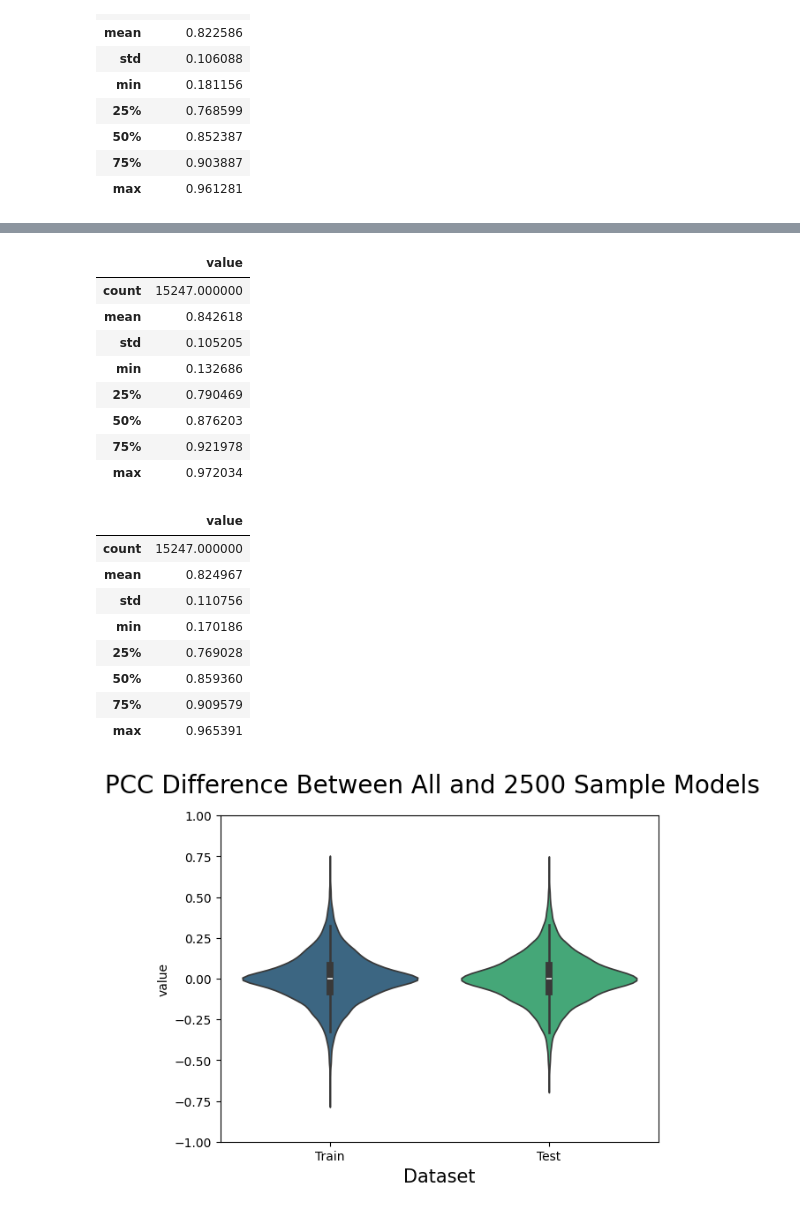
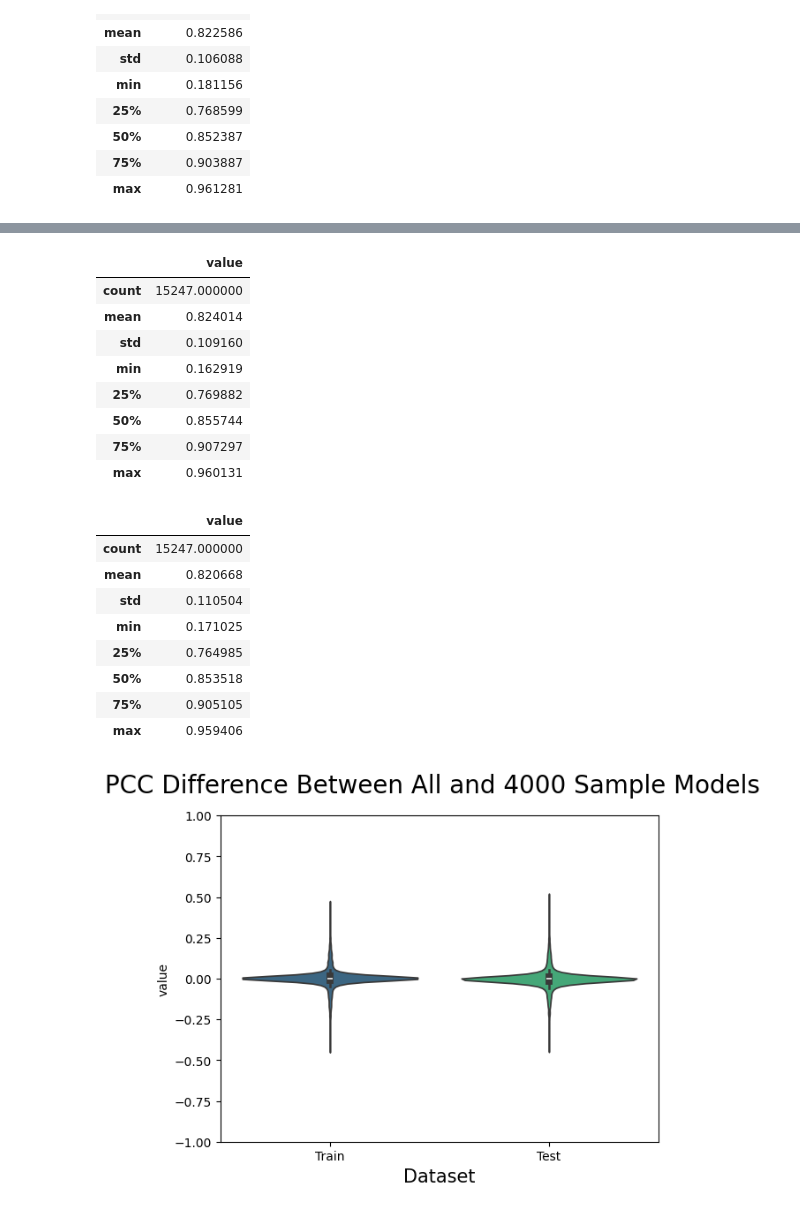
Before and after one commit to Alexander-Broadley/Zhang_lab_rotation, a Jupyter notebook: MML_model/model_evaluation/MML_results_plots.ipynb, the cells around one changed output, grey strips where cells are left out. Drawn from its saved outputs; the diff is of its cells as text; code cells hidden in the pictures.

```diff
--- a/MML_model/model_evaluation/MML_results_plots.ipynb
+++ b/MML_model/model_evaluation/MML_results_plots.ipynb
@@ -160,7 +160,7 @@ healthy_results_to_plot = healthy_results[['Train', 'Test']].melt()
 healthy_results_to_plot.columns = ['dataset', 'value']
 # %%
 #loading healthy results to create distribution of the absolute differences in PCC against subsampled results
-subsamlped_results = pd.read_csv(f'{DATA_ROOT}/2500_samples_results.csv', index_col= 0, header = 0)
+subsamlped_results = pd.read_csv(f'{DATA_ROOT}/4000_samples_results.csv', index_col= 0, header = 0)
 
 subsamlped_results['Train'] = 1 - subsamlped_results['train_loss']
 subsamlped_results['Test'] = 1 - subsamlped_results['test_loss']
@@ -247,29 +247,29 @@ subsamlped_results_to_plot[subsamlped_results_to_plot['dataset'] == 'Test'].desc
 # %% [output]
 |  | value |
 | count | 15247.000000 |
-| mean | 0.842618 |
-| std | 0.105205 |
-| min | 0.132686 |
-| 25% | 0.790469 |
-| 50% | 0.876203 |
-| 75% | 0.921978 |
-| max | 0.972034 |
+| mean | 0.824014 |
+| std | 0.109160 |
+| min | 0.162919 |
+| 25% | 0.769882 |
+| 50% | 0.855744 |
+| 75% | 0.907297 |
+| max | 0.960131 |
 # %%
 subsamlped_results_to_plot[subsamlped_results_to_plot['dataset'] == 'Train'].describe()
 # %% [output]
 |  | value |
 | count | 15247.000000 |
-| mean | 0.824967 |
-| std | 0.110756 |
-| min | 0.170186 |
-| 25% | 0.769028 |
-| 50% | 0.859360 |
-| 75% | 0.909579 |
-| max | 0.965391 |
+| mean | 0.820668 |
+| std | 0.110504 |
+| min | 0.171025 |
+| 25% | 0.764985 |
+| 50% | 0.853518 |
+| 75% | 0.905105 |
+| max | 0.959406 |
 # %%
 healthy_sub_diff = healthy_results_to_plot
 healthy_sub_diff['value'] = healthy_results_to_plot['value'] - subsamlped_results_to_plot['value']
 # %%
-create_pearsons_violin(healthy_sub_diff, y_col ='value', title = 'PCC Difference Between All and 2500 Sample Models', file_title = '2500_vs_allSample_violin')
+create_pearsons_violin(healthy_sub_diff, y_col ='value', title = 'PCC Difference Between All and 4000 Sample Models', file_title = '4000_vs_allSample_violin')
 # %% [output]
-[figure, old version]
+[figure, new version]
```
Also changed, not shown: parts of 1 cell of this notebook, 6 other files.
